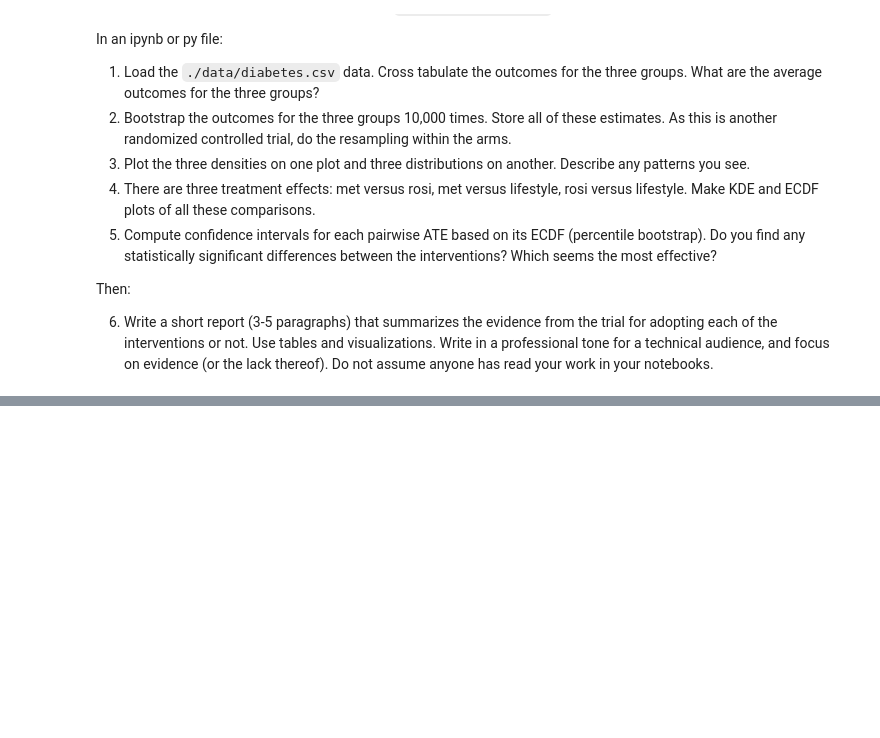
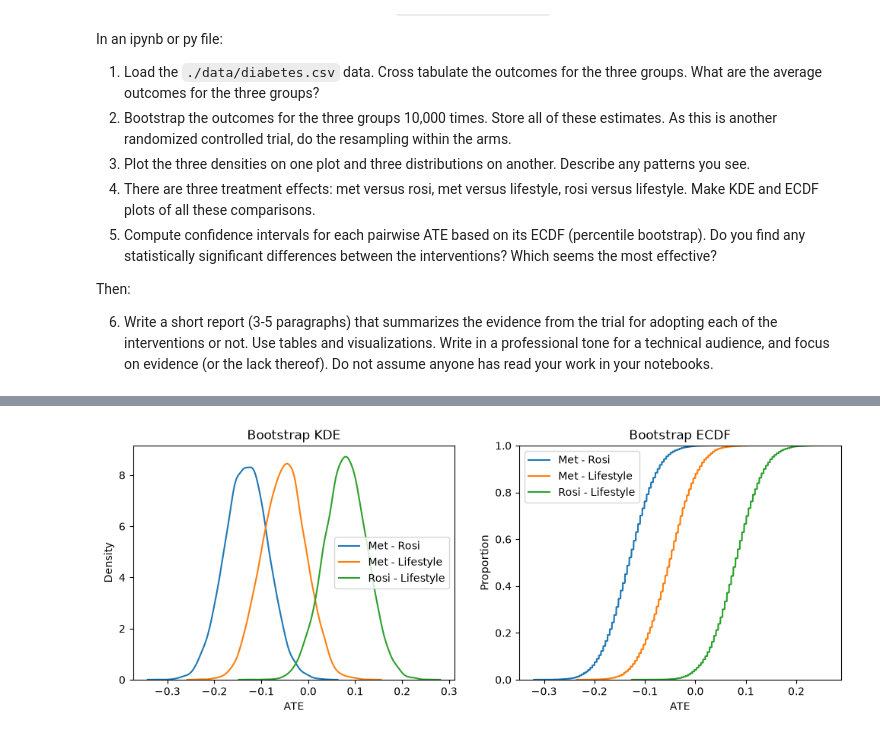
Before and after one commit to MaxwellCooper1/uu_bootstrap, a Jupyter notebook: Thursday_lab/lab_06.ipynb, the cells around one changed output, grey strips where cells are left out. Drawn from its saved outputs; the diff is of its cells as text; code cells hidden in the pictures; blank space fills up the shorter version.

```diff
--- a/Thursday_lab/lab_06.ipynb
+++ b/Thursday_lab/lab_06.ipynb
@@ -205,0 +310,28 @@ Then:
+# %%
+# 4.
+
+# making KDE and ECDF plots of all three comparisons
+# adapting code from question 4 in part 1
+
+fig, ax = plt.subplots(1, 2, figsize=(12, 4))
+
+## KDE
+sns.kdeplot(ate_met_rosi, label='Met - Rosi', ax=ax[0])
+sns.kdeplot(ate_met_life, label='Met - Lifestyle', ax=ax[0])
+sns.kdeplot(ate_rosi_life, label='Rosi - Lifestyle', ax=ax[0])
+ax[0].set_xlabel("ATE")
+ax[0].set_title("Bootstrap KDE")
+ax[0].legend()
+
+## ECDF
+sns.ecdfplot(ate_met_rosi, label='Met - Rosi', ax=ax[1])
+sns.ecdfplot(ate_met_life, label='Met - Lifestyle', ax=ax[1])
+sns.ecdfplot(ate_rosi_life, label='Rosi - Lifestyle', ax=ax[1])
+ax[1].set_xlabel("ATE")
+ax[1].set_title("Bootstrap ECDF")
+ax[1].legend()
+# saving plots with Claude to include them in report
+plt.savefig('./src/p2q4_ates.png', dpi=150, bbox_inches='tight')
+plt.show()
+# %% [output]
+[figure, added]
```
Also changed, not shown: parts of 19 cells of this notebook, 3 other files.
